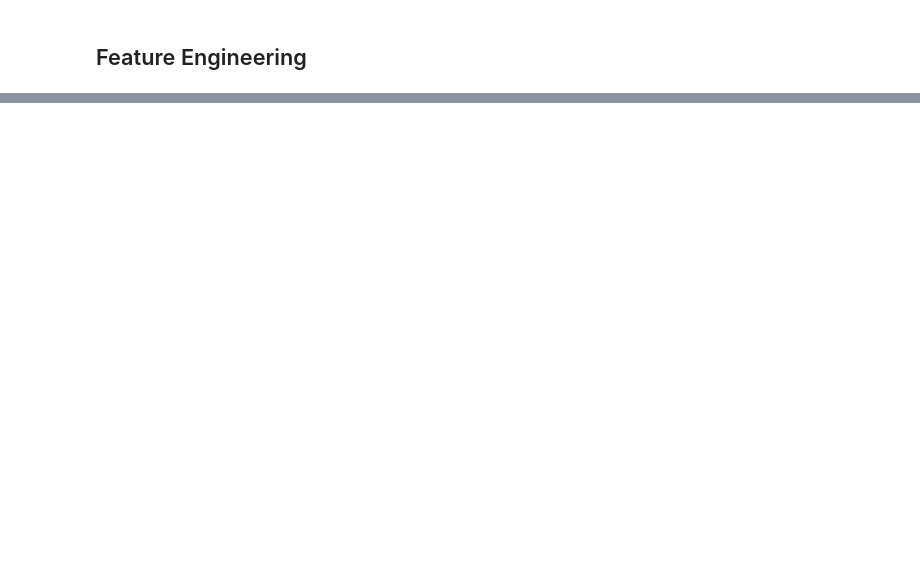
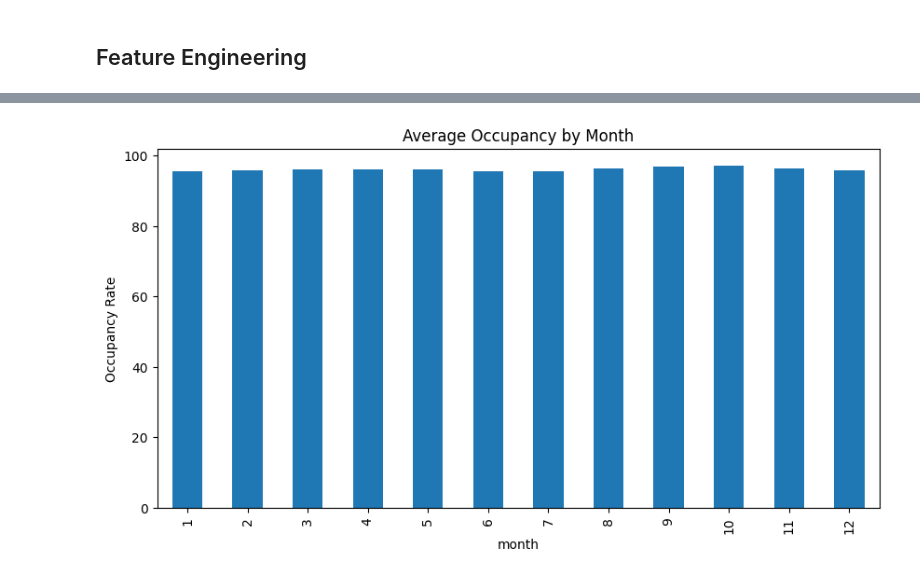
Before and after one commit to qadeersan/ML-Toronto-Shelter-Occupancy, a Jupyter notebook: notebooks/01_EDA.ipynb, the cells around one changed output, grey strips where cells are left out. Cells and saved outputs as stored; diff of their text form; code cells hidden in the pictures; blank space fills up the shorter version.

```diff
--- a/notebooks/01_EDA.ipynb
+++ b/notebooks/01_EDA.ipynb
@@ -146,0 +194,10 @@ Name: lag_7, Length: 33600, dtype: float64
+# %%
+df['month'] = df['OCCUPANCY_DATE'].dt.month
+
+plt.figure(figsize=(10,5))
+df.groupby('month')['OCCUPANCY_RATE_BEDS'].mean().plot(kind='bar')
+plt.title("Average Occupancy by Month")
+plt.ylabel("Occupancy Rate")
+plt.show()
+# %% [output]
+[figure, added]
```
Also changed, not shown: parts of 6 cells of this notebook, 2 other files.
